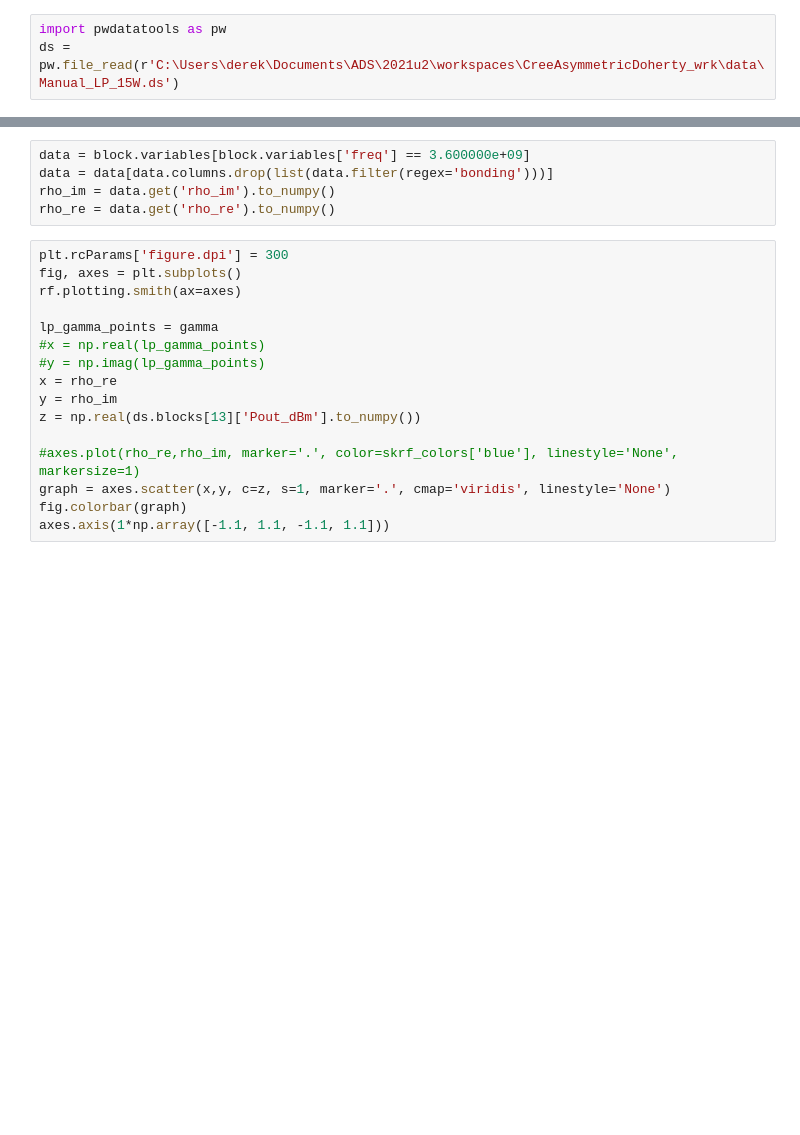
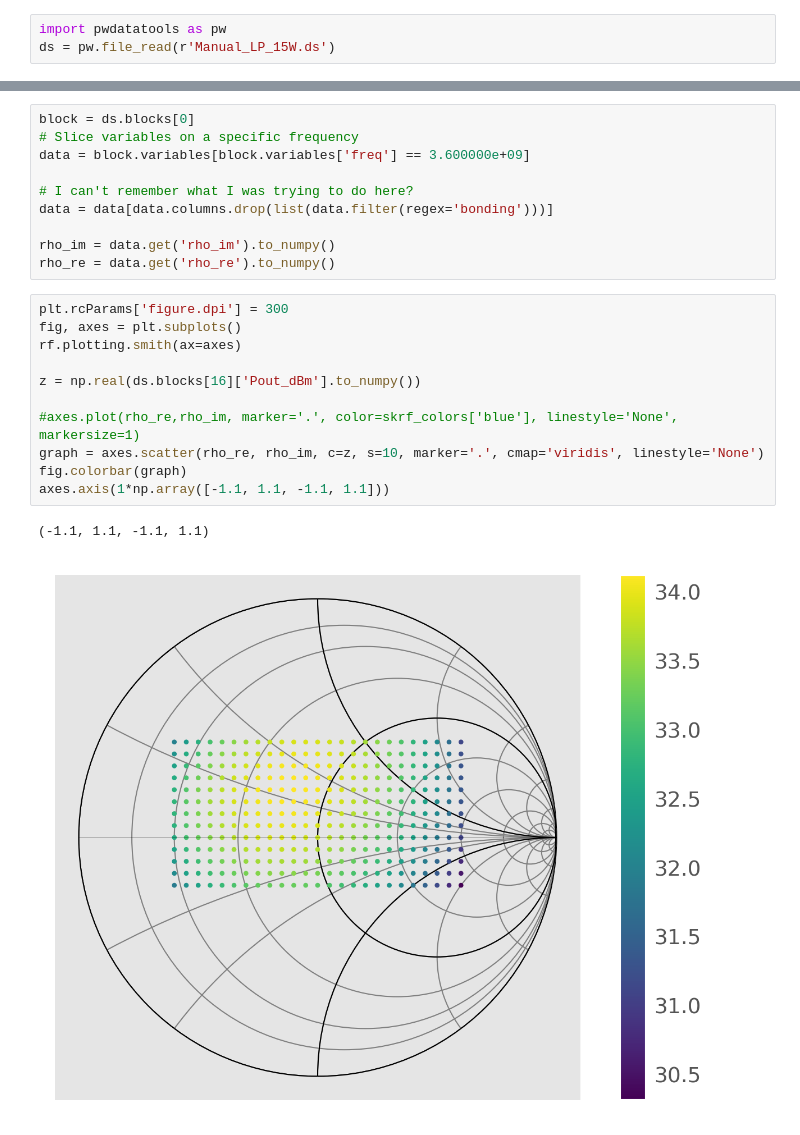
Before and after one commit to dkozel/jupyter-notebooks, a Jupyter notebook: Smith Chart Toys.ipynb, the cells around one changed output, grey strips where cells are left out. Drawn from its saved outputs; the diff is of its cells as text; blank space fills up the shorter version.

Commit message:
Improved the example of using ADS data with scikit-rf

```diff
--- a/Smith Chart Toys.ipynb
+++ b/Smith Chart Toys.ipynb
@@ -43,3 +52,3 @@ print(f'Gamma {gamma:.02f} is {z:.02f} ohms given Z0={z0:.02f}')
 # %%
 import pwdatatools as pw
-ds = pw.file_read(r'C:\Users\derek\Documents\ADS\2021u2\workspaces\CreeAsymmetricDoherty_wrk\data\Manual_LP_15W.ds')
+ds = pw.file_read(r'Manual_LP_15W.ds')
@@ -59,24 +134,27 @@ print(block.datanames)
 # %%
+block = ds.blocks[0]
+# Slice variables on a specific frequency
 data = block.variables[block.variables['freq'] == 3.600000e+09]
+
+# I can't remember what I was trying to do here?
 data = data[data.columns.drop(list(data.filter(regex='bonding')))]
+
 rho_im = data.get('rho_im').to_numpy()
 rho_re = data.get('rho_re').to_numpy()
 # %%
 plt.rcParams['figure.dpi'] = 300
 fig, axes = plt.subplots()
 rf.plotting.smith(ax=axes)
 
-lp_gamma_points = gamma
-#x = np.real(lp_gamma_points)
-#y = np.imag(lp_gamma_points)
-x = rho_re
-y = rho_im
-z = np.real(ds.blocks[13]['Pout_dBm'].to_numpy())
+z = np.real(ds.blocks[16]['Pout_dBm'].to_numpy())
 
 #axes.plot(rho_re,rho_im, marker='.', color=skrf_colors['blue'], linestyle='None', markersize=1)
-graph = axes.scatter(x,y, c=z, s=1, marker='.', cmap='viridis', linestyle='None')
+graph = axes.scatter(rho_re, rho_im, c=z, s=10, marker='.', cmap='viridis', linestyle='None')
 fig.colorbar(graph)
 axes.axis(1*np.array([-1.1, 1.1, -1.1, 1.1]))
+# %% [output]
+(-1.1, 1.1, -1.1, 1.1)
+[figure, added]
 # %%
 fig, ax = plt.subplots()
 rf.plotting.smith(ax=ax)
```
Also changed, not shown: parts of 11 cells of this notebook, 1 other file.
